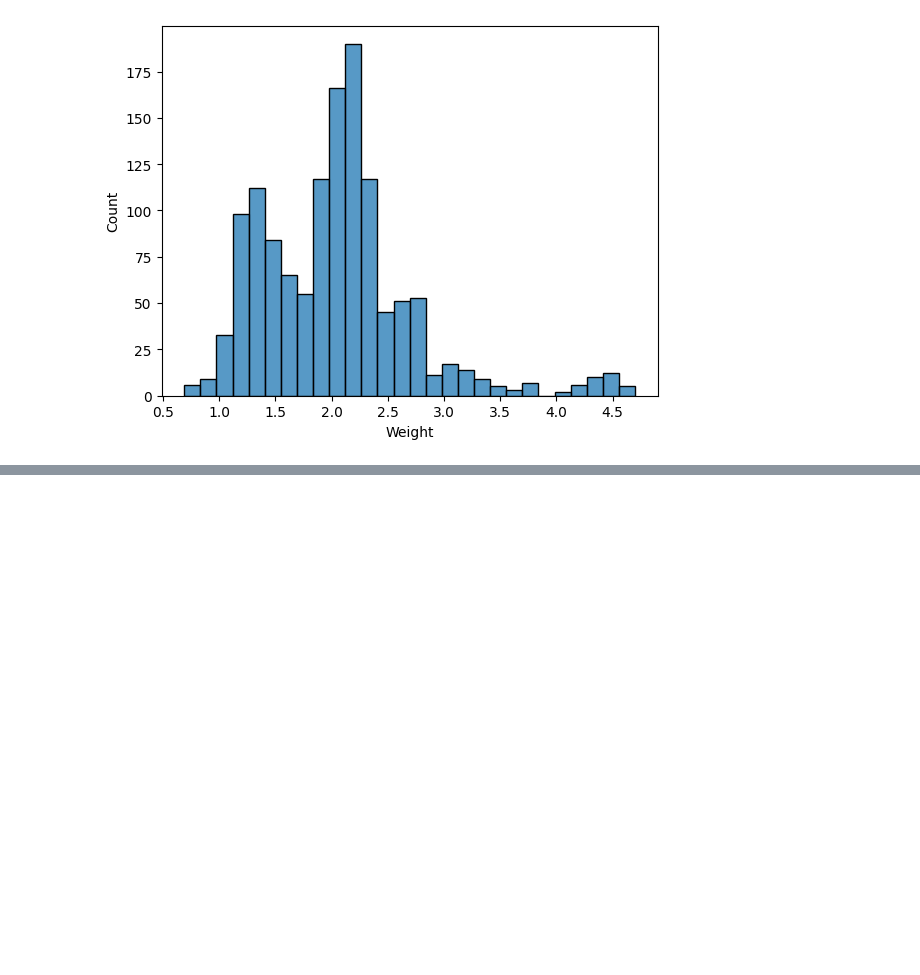
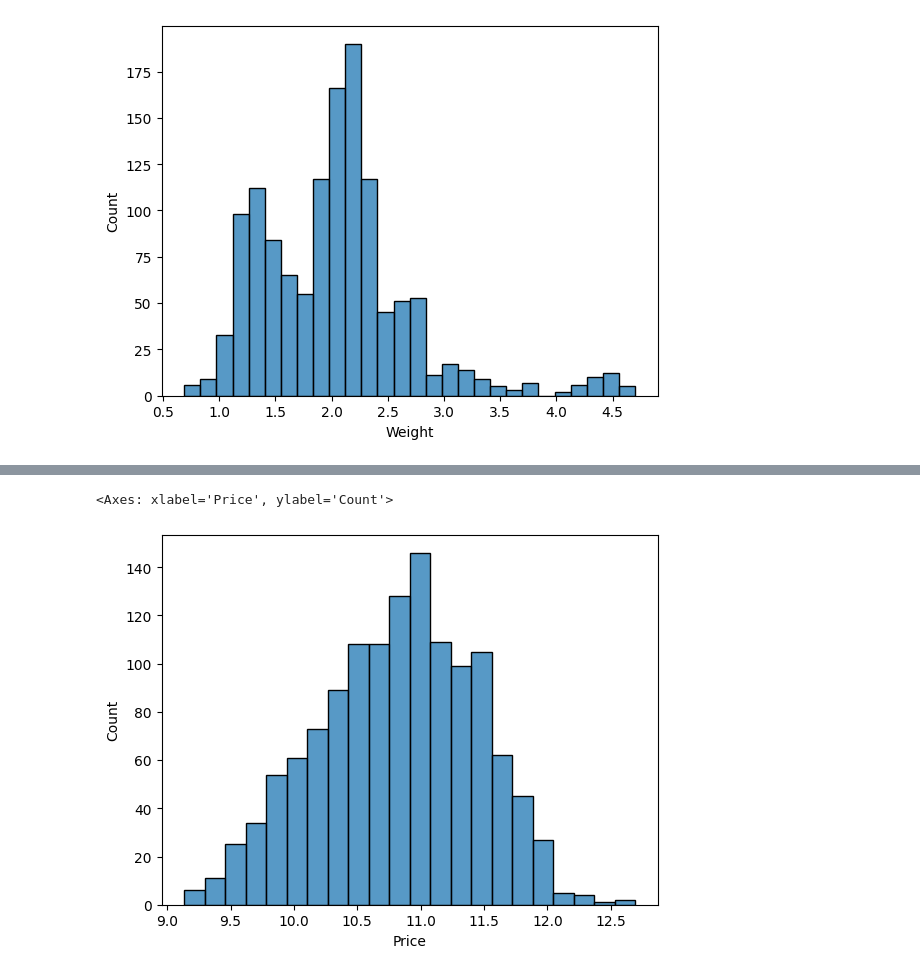
Before and after one commit to Siddhi-S-Thakur/ML---supervised_learning, a Jupyter notebook: LaptopPricePredictor.ipynb, the cells around one changed output, grey strips where cells are left out. Cells and saved outputs as stored; diff of their text form; code cells hidden in the pictures; blank space fills up the shorter version.

```diff
--- a/LaptopPricePredictor.ipynb
+++ b/LaptopPricePredictor.ipynb
@@ -486,0 +511,5 @@ sns.histplot(df['Weight'])
+# %%
+sns.histplot(np.log(df['Price']))
+# %% [output]
+<Axes: xlabel='Price', ylabel='Count'>
+[figure, added]
```
Also changed, not shown: parts of 15 cells of this notebook.
